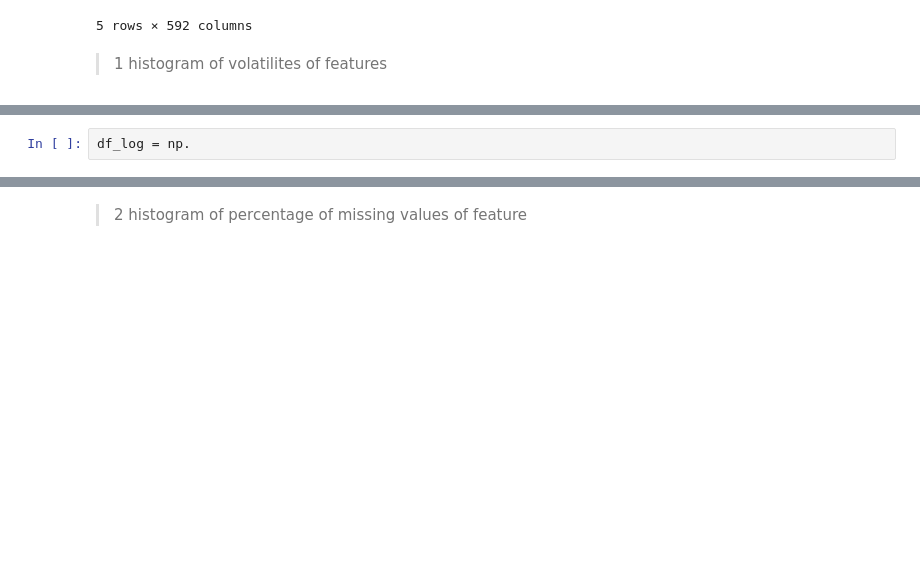
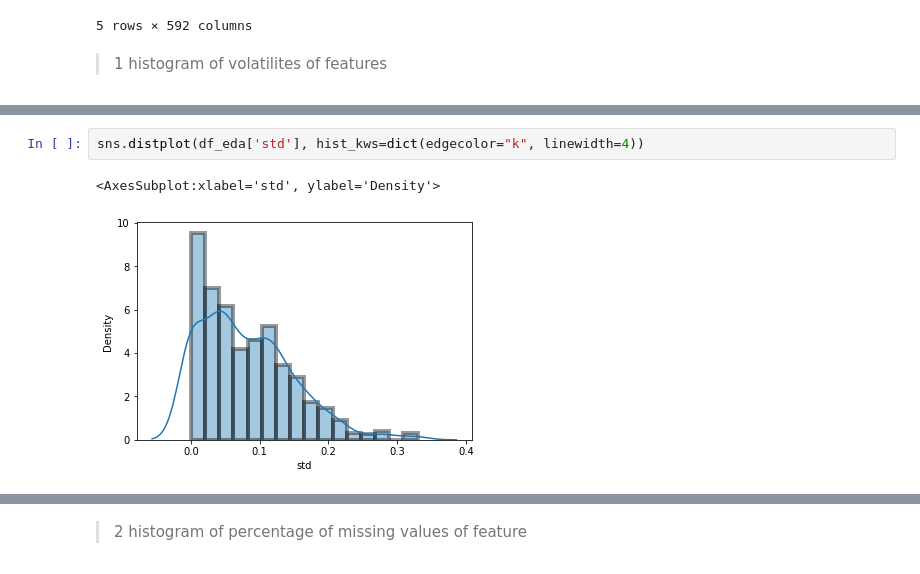
Before and after one commit to hinatanvir/Fault-Detection-SECOM, a Jupyter notebook: Presentation-1-EDA.ipynb, the cells around one changed output, grey strips where cells are left out. Drawn from its saved outputs; the diff is of its cells as text; blank space fills up the shorter version.

```diff
--- a/Presentation-1-EDA.ipynb
+++ b/Presentation-1-EDA.ipynb
@@ -125,6 +93,9 @@ df_eda
 | feature589 | 1566.0 | 0.155193 | 0.103879 | 0.0 | 0.083333 | 0.130435 | 0.195652 | 1.0 |
 | feature590 | 1566.0 | 0.135182 | 0.127345 | 0.0 | 0.060177 | 0.097518 | 0.155634 | 1.0 |
 590 rows × 8 columns
-# %%
-df_log = np.
+# %%
+sns.distplot(df_eda['std'], hist_kws=dict(edgecolor="k", linewidth=4))
+# %% [output]
+<AxesSubplot:xlabel='std', ylabel='Density'>
+[figure, added]
 # %%
```
Also changed, not shown: parts of 17 cells of this notebook.
